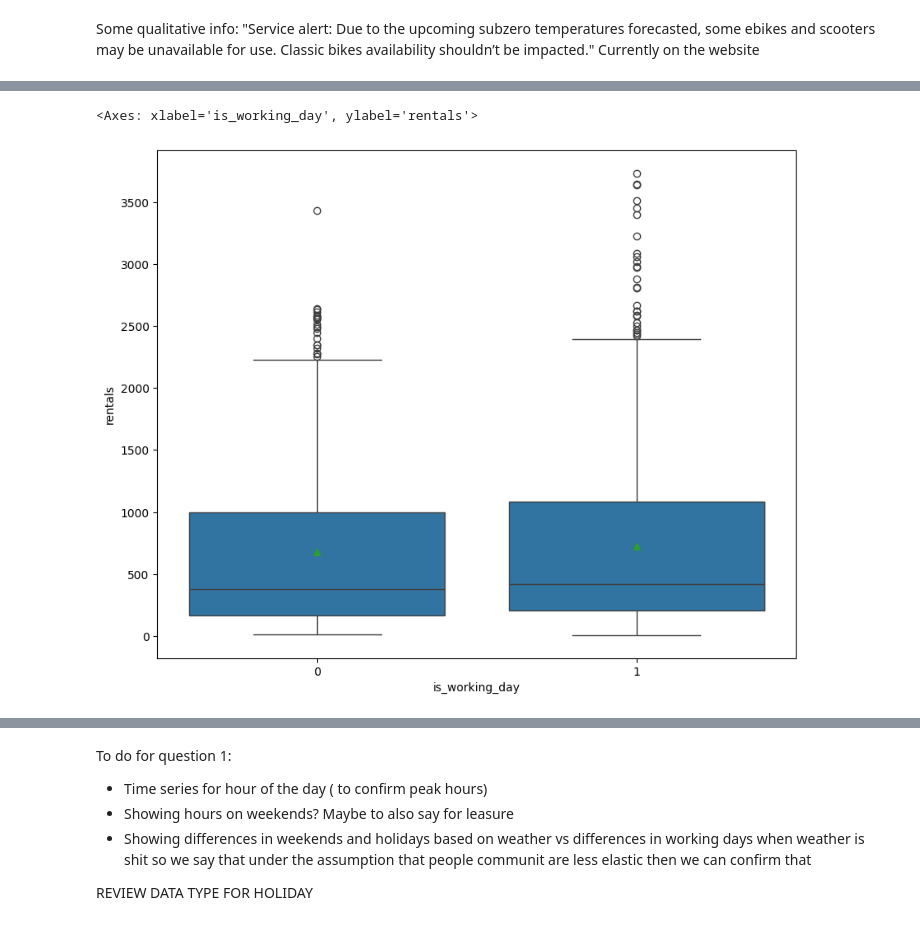
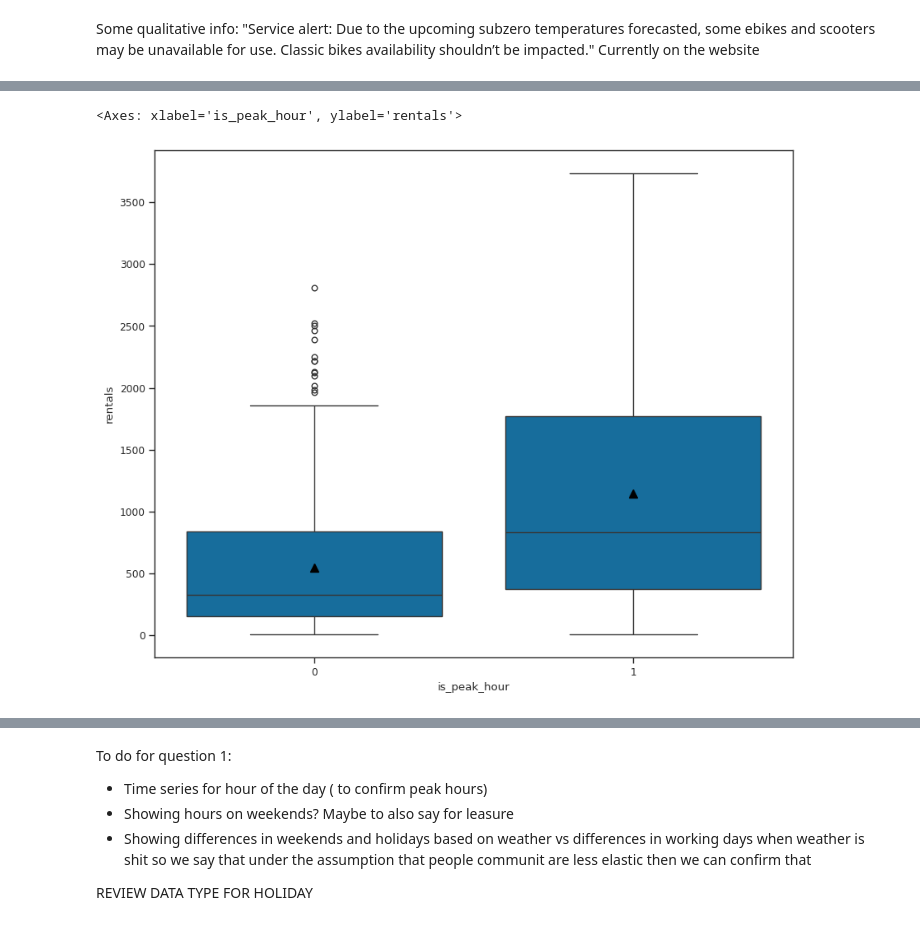
Before and after one commit to pablovitoria/business_analysis_structured_data, a Jupyter notebook: scripts/A1: Modeling Case Study - Bike Rentals in Chicago.ipynb, the cells around one changed output, grey strips where cells are left out. Saved outputs shown, nothing was run; the diff lists cells and outputs as text; code cells hidden in the pictures.

```diff
--- a/scripts/A1: Modeling Case Study - Bike Rentals in Chicago.ipynb
+++ b/scripts/A1: Modeling Case Study - Bike Rentals in Chicago.ipynb
@@ -83,3 +95,31 @@ bikerentals["is_working_day"] = (
     (bikerentals["day_of_week"] != "Sunday") &
     (bikerentals["holiday"] == 0)
 ).astype(int)
+# %%
+# Setting up figures style and size consistent for all notebook
+sns.set_theme(style="ticks",
+              context="paper",
+              palette="colorblind")
+
+plt.rcParams["figure.figsize"] = (10, 8) # size
+
+# Better visibility for mean visualization in histograms
+mp={
+        "markerfacecolor": "black",
+        "markeredgecolor": "black",
+        "markersize": 7
+    }
+
+# Understanding if there is a difference
+sns.boxplot(x = 'is_working_day',
+            y = 'rentals',
+            data = bikerentals,
+            showmeans=True,
+            meanprops=mp
+            )
+
+ax.set_title("Bike Rentals: Working vs Non-Working Days")
+ax.set_xlabel("Working Day Indicator")
+ax.set_ylabel("Number of Rentals")
+
+plt.show()
@@ -86,11 +139,10 @@ bikerentals["is_working_day"] = (
 # %%
-# Understanding if there is a difference
-fig, ax = plt.subplots(figsize = (10, 8))
-
-sns.boxplot(x    = 'is_working_day',
+# Understanding if there is a difference between peak and non-peak hours
+sns.boxplot(x    = 'is_peak_hour',
                 y    = 'rentals',
-                data = bikerentals,
-                showmeans=True)
+                 data=bikerentals[bikerentals["is_working_day"] == 1],
+                showmeans=True,
+            meanprops=mp)
 # %% [output]
-<Axes: xlabel='is_working_day', ylabel='rentals'>
+<Axes: xlabel='is_peak_hour', ylabel='rentals'>
-[figure, old version]
+[figure, new version]
```
Also changed, not shown: parts of 55 cells of this notebook.
